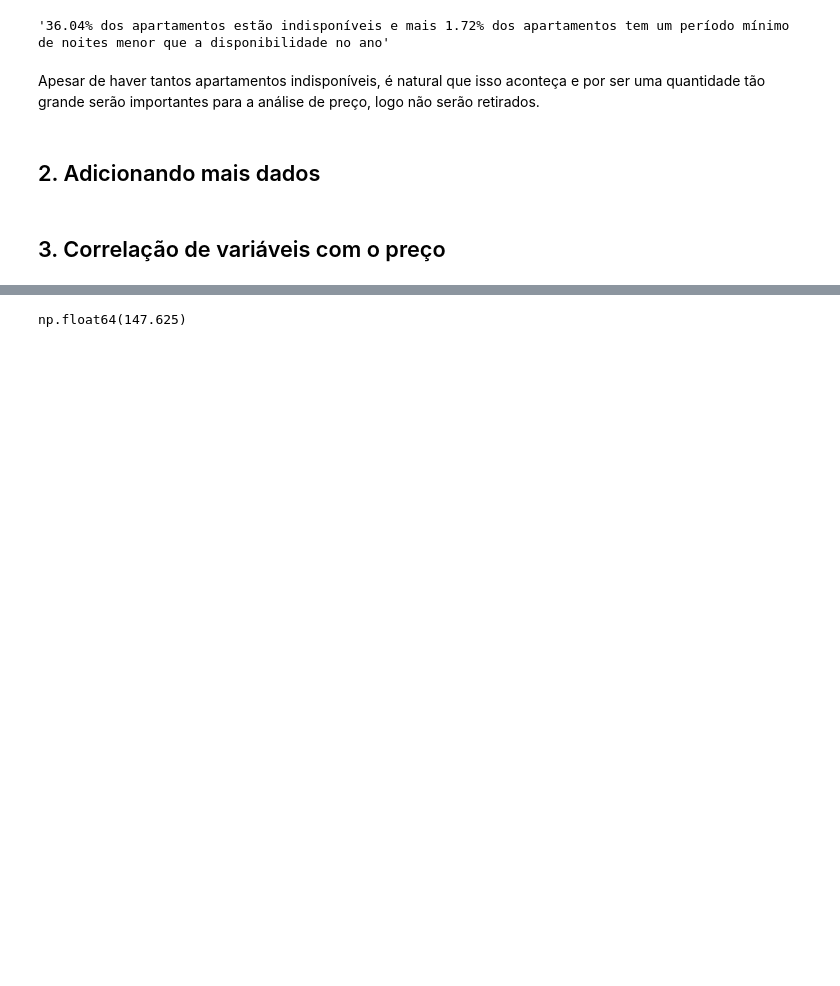
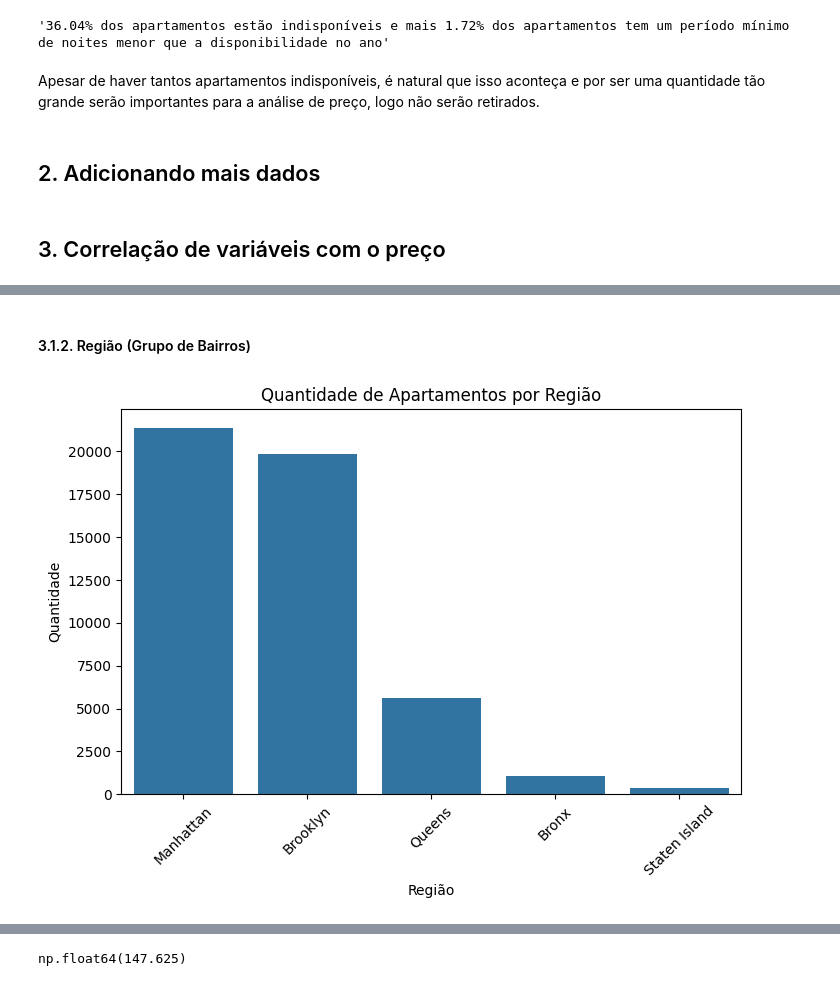
Before and after one commit to raphael-fleury/desafio-cd-lighthouse, a Jupyter notebook: analise.ipynb, the cells around one changed output, grey strips where cells are left out. Drawn from its saved outputs; the diff is of its cells as text; code cells hidden in the pictures; blank space fills up the shorter version.

```diff
--- a/analise.ipynb
+++ b/analise.ipynb
@@ -270,0 +309,14 @@ Apesar de haver tantos apartamentos indisponíveis, é natural que isso aconteç
+# %% [markdown]
+#### 3.1.2. Região (Grupo de Bairros)
+# %%
+regioes = apartamentos["bairro_group"].value_counts()
+
+plt.figure(figsize=(8, 5))
+sns.barplot(x=regioes.index, y=regioes.values)
+plt.title("Quantidade de Apartamentos por Região")
+plt.xlabel("Região")
+plt.ylabel("Quantidade")
+plt.xticks(rotation=45)
+plt.show()
+# %% [output]
+[figure, added]
```
Also changed, not shown: parts of 23 cells of this notebook, 1 other file.
